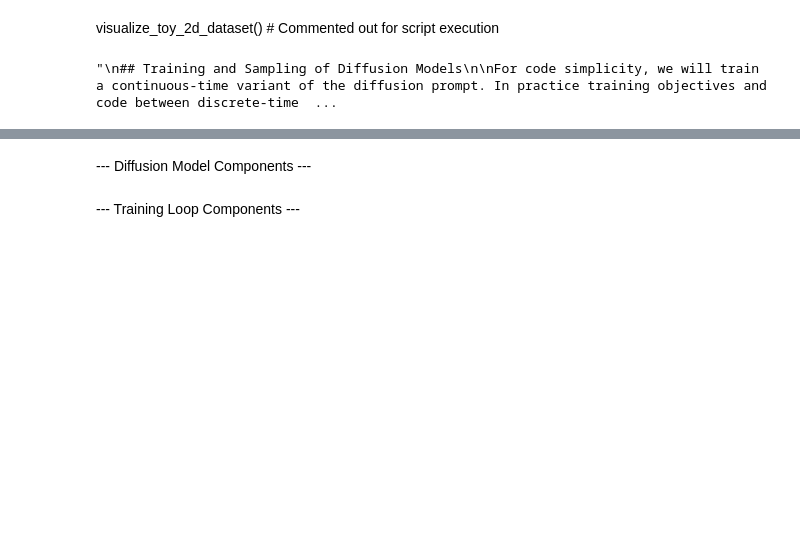
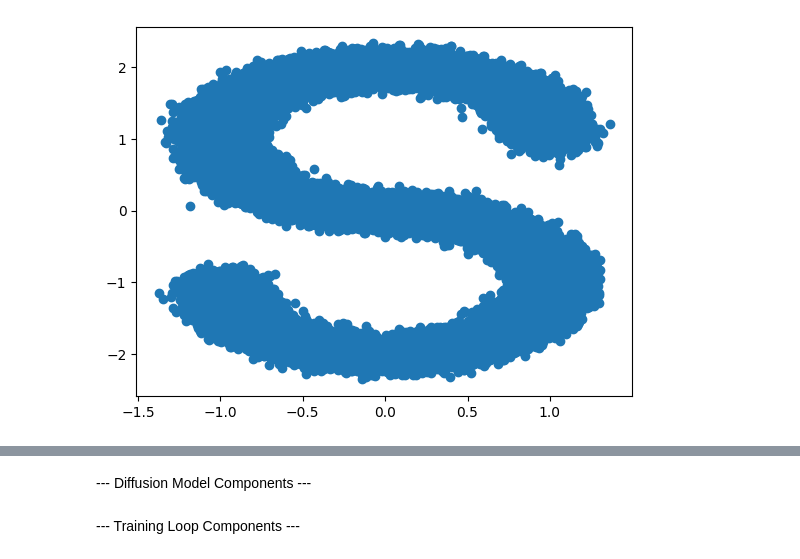
Before and after one commit to Not-Aryan/pset-5, a Jupyter notebook: part2/part2_diffusion_p2.ipynb, the cells around one changed output, grey strips where cells are left out. Saved outputs shown, nothing was run; the diff lists cells and outputs as text; code cells hidden in the pictures; blank space fills up the shorter version.

````diff
--- a/part2/part2_diffusion_p2.ipynb
+++ b/part2/part2_diffusion_p2.ipynb
@@ -56,54 +45,7 @@ def visualize_toy_2d_dataset():
     plt.figure()
     plt.scatter(data[:, 0], data[:, 1])
     plt.show()
-# %% [markdown]
-visualize_toy_2d_dataset() # Commented out for script execution
-# %%
-"""
-## Training and Sampling of Diffusion Models
-
-For code simplicity, we will train a continuous-time variant of the diffusion prompt. In practice training objectives and code between discrete-time and continuous-time diffusion models are similar.
-
-Given a data element $x$ and neural net $f_\theta(x, t)$, implement the following diffusion training steps:
-
-0. Construct a class `Diffusion`
-1. Sample the diffusion timestep: $t \sim \text{Uniform}(0, 1)$
-2. Compute the noise-strength following a cosine schedule: $\alpha_t = \cos\left(\frac{\pi}{2}t\right), \sigma_t = \sin\left(\frac{\pi}{2}t\right)$
-3. Sample noise $\epsilon \sim N(0,I)$ (same shape as $x$) and cmpute noised $x_t = \alpha_t x + \sigma_t \epsilon$
-4. Estimate $\hat{\epsilon} = f_\theta(x_t, t)$
-5. Optimize the loss $L = \lVert \epsilon - \hat{\epsilon} \rVert_2^2$. Here, it suffices to just take the mean over all dimensions.
-
-Note that for the case of continuous-time diffusion, the forward process is $x_{0\to1}$ and reverse process is $x_{1\to0}$
-
-Use an MLP for $f_\theta$ to optimize the loss. You may find the following details helpful.
-* Normalize the data using mean and std computed from the train dataset
-* Train 100 epochs, batch size 1024, Adam with LR 1e-3 (100 warmup steps, cosine decay to 0)
-* MLP with 4 hidden layers and hidden size 64
-* Condition on t by concatenating it with input x (i.e. 2D x + 1D t = 3D cat(x, t))
-* Training 100 epochs takes about 2 minutes on the Google Colab T4 GPU.
-
-
-To sample, implement the standard DDPM sampler. You may find the equation from the [DDIM paper](https://arxiv.org/pdf/2010.02502.pdf) helpful, rewritten and re-formatted here for convenience.
-$$x_{t-1} = \alpha_{t-1}\left(\frac{x_t - \sigma_t\hat{\epsilon}}{\alpha_t}\right) + \sqrt{\sigma_{t-1}^2 - \eta_t^2}\hat{\epsilon} + \eta_t\epsilon_t$$
-where $\epsilon_t \sim N(0, I)$ is random Gaussian noise. For DDPM, let
-$$\eta_t = \sigma_{t-1}/\sigma_t\sqrt{1 - \alpha_t^2/\alpha_{t-1}^2}$$
-*Note*: As a sanity check, when $\eta_t$ follows the DDPM setting as shown above, the resulted coefficient of $x_t$ and $\hat{\epsilon}$ should be the same as $A'$ and $B'$ you derived in Problem 1.2 (6) where $\alpha_t$ here corresponds to $\bar{\alpha_t}$ in Problem 1.
-
-To run the reverse process, start from $x_1 \sim N(0, I)$. Then perform `num_steps` DDPM updates (a hyperparameter), pseudocode below.
-```
-ts = linspace(1 - 1e-4, 1e-4, num_steps + 1)
-x = sample_normal
-for i in range(num_steps):
-    t = ts[i]
-    tm1 = ts[i + 1]
-    eps_hat = model(x, t)
-    x = DDPM_UPDATE(x, eps_hat, t, tm1)
-return x
-```
-*Note*:
-* If you encounter NaNs, you may need to clip $\sigma_{t-1}^2 - \eta_t^2$ to 0 if it goes negative, as machine precision issues can make it a very small negative number (e.g. -1e-12) if its too close to 0
-* For debugging, you can start with trying small number of epochs. To debug your training code, you can check whether the training and testing losses decrease properly. To debug your sampling code, you can check whether the generated distribution is close to the S-shape target distribution with large `num_steps`.
-* To check your answer, the final text loss is roughly around 0.4.
-"""
-# %% [output]
-"\n## Training and Sampling of Diffusion Models\n\nFor code simplicity, we will train a continuous-time variant of the diffusion prompt. In practice training objectives and code between discrete-time  ...
+# %%
+visualize_toy_2d_dataset()
+# %% [output]
+[figure, added]
````
Also changed, not shown: parts of 15 cells of this notebook, 1 other file.
